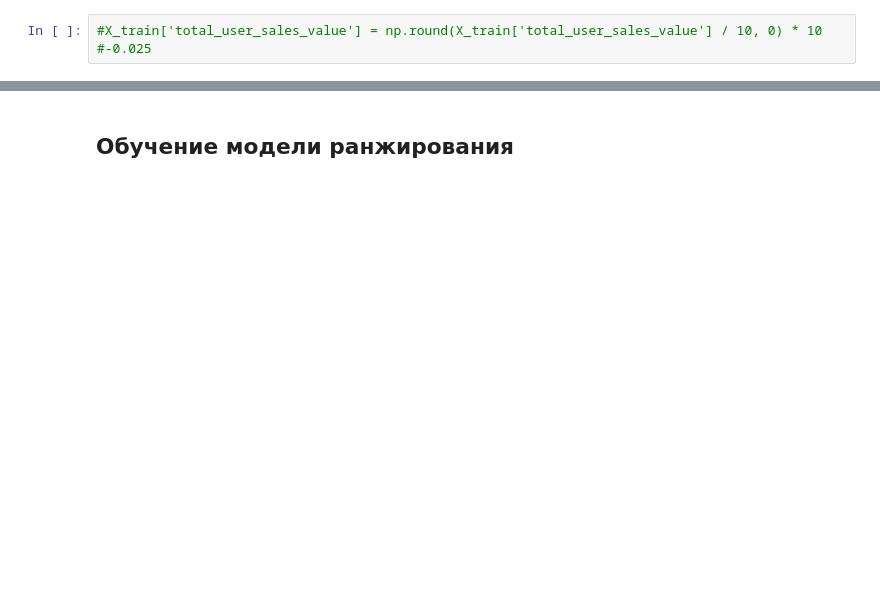
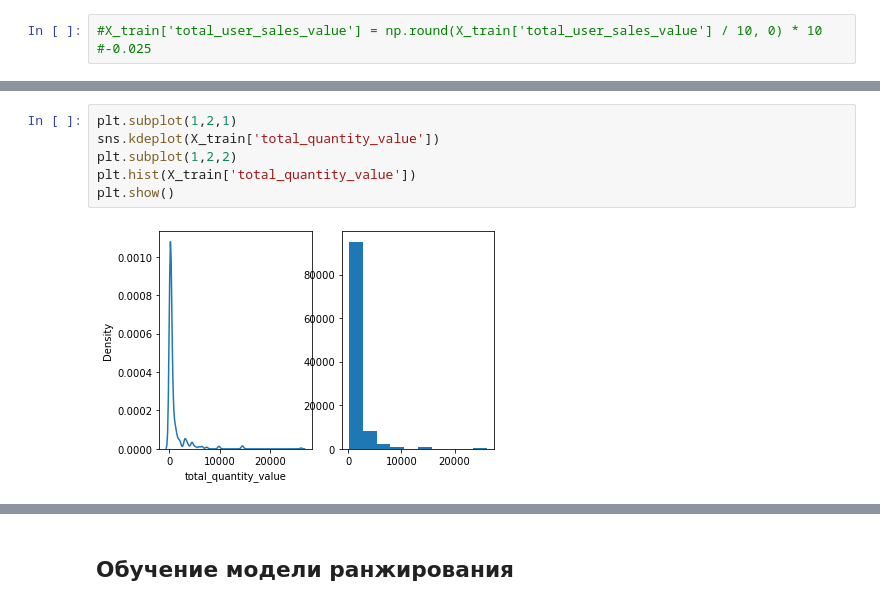
Before and after one commit to ArhiTegio/GB-Recom, a Jupyter notebook: Курсовой/course_project.ipynb, the cells around one changed output, grey strips where cells are left out. Cells and saved outputs as stored; diff of their text form; blank space fills up the shorter version.

```diff
--- a/Курсовой/course_project.ipynb
+++ b/Курсовой/course_project.ipynb
@@ -589,0 +1528,8 @@ cat_feats
+# %%
+plt.subplot(1,2,1)
+sns.kdeplot(X_train['total_quantity_value'])
+plt.subplot(1,2,2)
+plt.hist(X_train['total_quantity_value'])
+plt.show()
+# %% [output]
+[figure, added]
```
Also changed, not shown: parts of 96 cells of this notebook.
